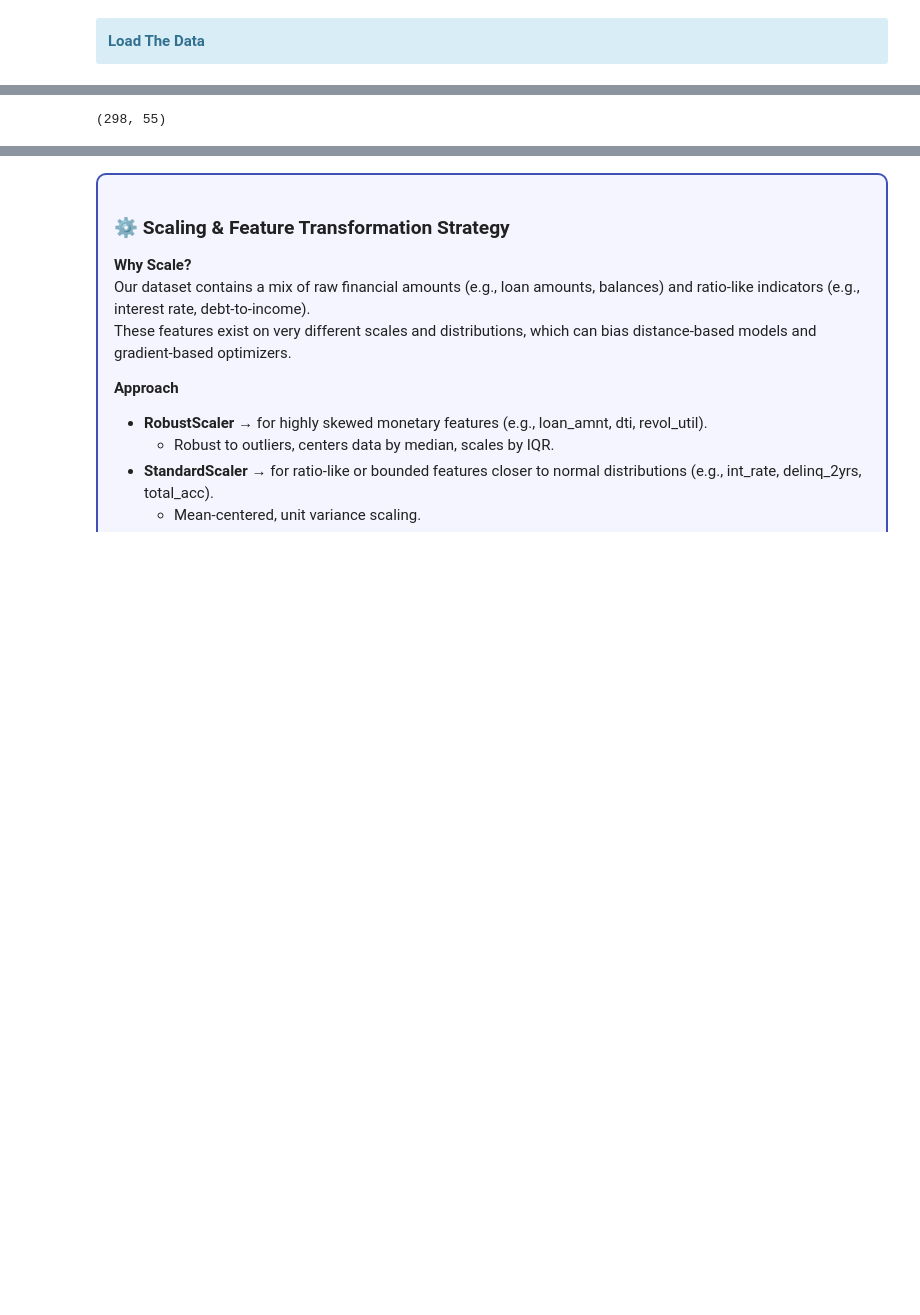
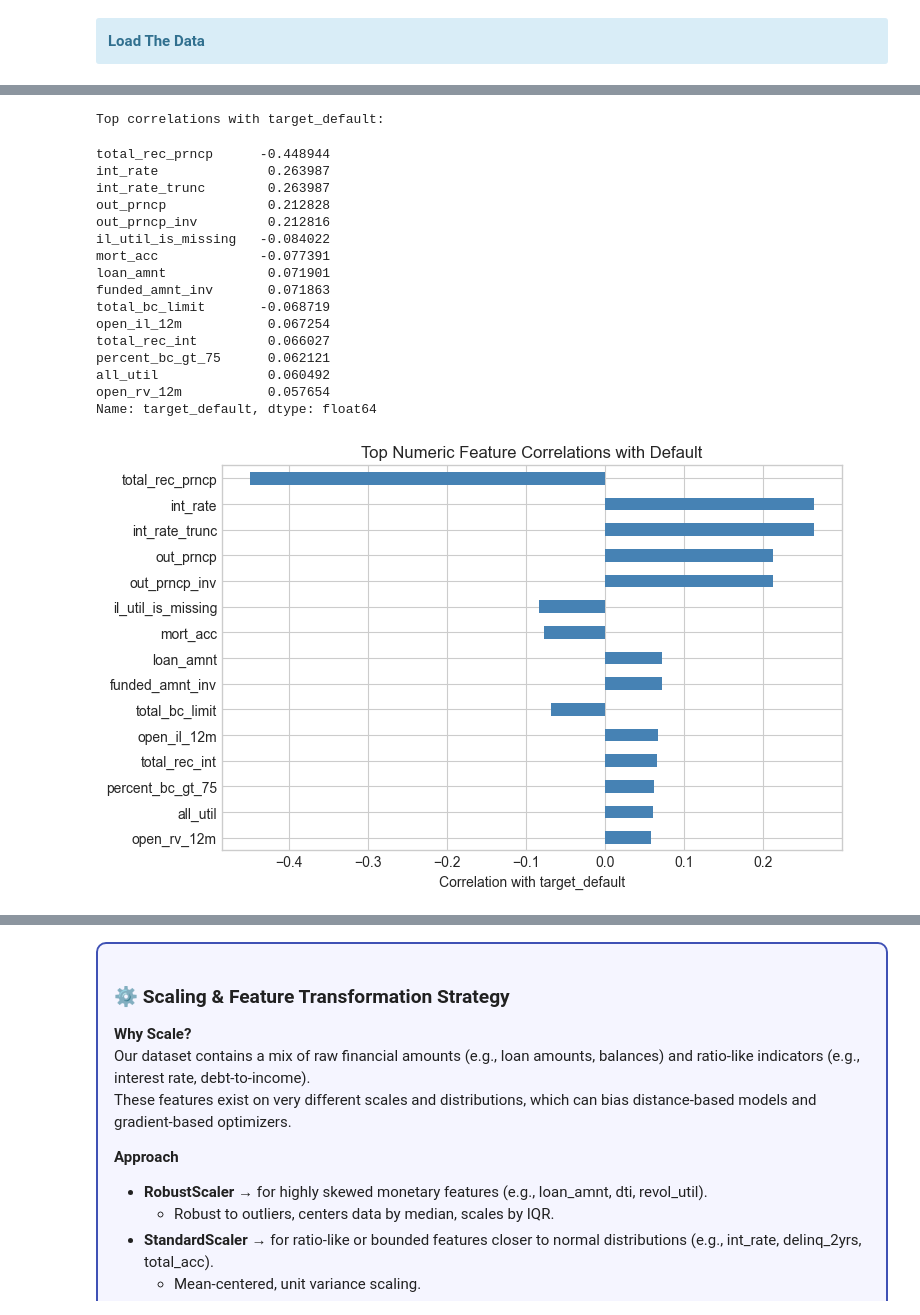
Before and after one commit to BTExpress1/loan-default-probability, a Jupyter notebook: 02_preprocess_training.ipynb, the cells around one changed output, grey strips where cells are left out. Saved outputs shown, nothing was run; the diff lists cells and outputs as text; code cells hidden in the pictures; blank space fills up the shorter version.

```diff
--- a/02_preprocess_training.ipynb
+++ b/02_preprocess_training.ipynb
@@ -116,33 +123,46 @@ plt.show()
-# %%
-df.shape
-# %% [output]
-(298, 55)
 # %%
 # --- Target vs Feature Correlation ---
 target = "target_default"
 
 # Correlation matrix
 corr_matrix = df.select_dtypes(include=[np.number]).corr()
 
 # Series of correlations with target (drop itself)
 corr_with_target = corr_matrix[target].drop(target)
 
-# Sort by absolute value
-corr_with_target = corr_with_target.reindex(
-    corr_with_target.abs().sort_values(ascending=False).index
-)
+# Sort by absolute value using the "by" argument
+corr_with_target = corr_with_target.iloc[corr_with_target.abs().argsort()[::-1]]
 
 # Display top correlations
 print("Top correlations with target_default:")
 display(corr_with_target.head(15))
 
 # Plot bar chart
 plt.figure(figsize=(8, 5))
 corr_with_target.head(15).plot(kind="barh", color="steelblue")
 plt.title("Top Numeric Feature Correlations with Default")
 plt.xlabel("Correlation with target_default")
 plt.gca().invert_yaxis()
 plt.show()
+# %% [output]
+Top correlations with target_default:
+total_rec_prncp      -0.448944
+int_rate              0.263987
+int_rate_trunc        0.263987
+out_prncp             0.212828
+out_prncp_inv         0.212816
+il_util_is_missing   -0.084022
+mort_acc             -0.077391
+loan_amnt             0.071901
+funded_amnt_inv       0.071863
+total_bc_limit       -0.068719
+open_il_12m           0.067254
+total_rec_int         0.066027
+percent_bc_gt_75      0.062121
+all_util              0.060492
+open_rv_12m           0.057654
+Name: target_default, dtype: float64
+[figure, added]
 # %%
 # --- Target Distribution ---
 dist = df["target_default"].value_counts(normalize=True).rename("proportion")
```
Also changed, not shown: parts of 26 cells of this notebook, 5 other files.
